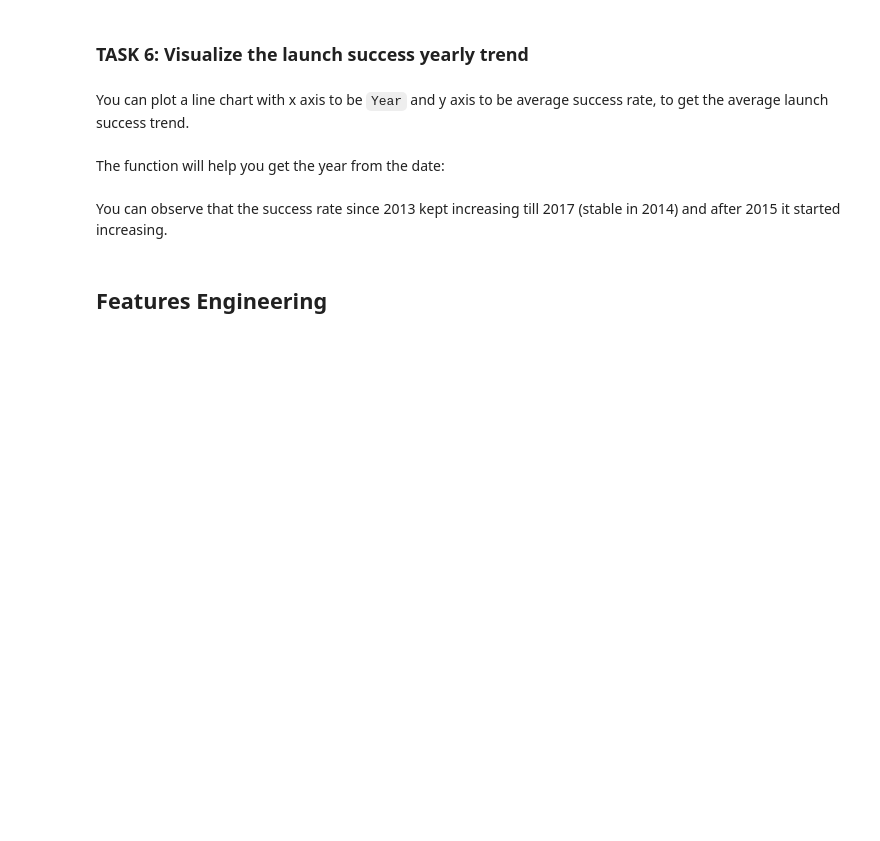
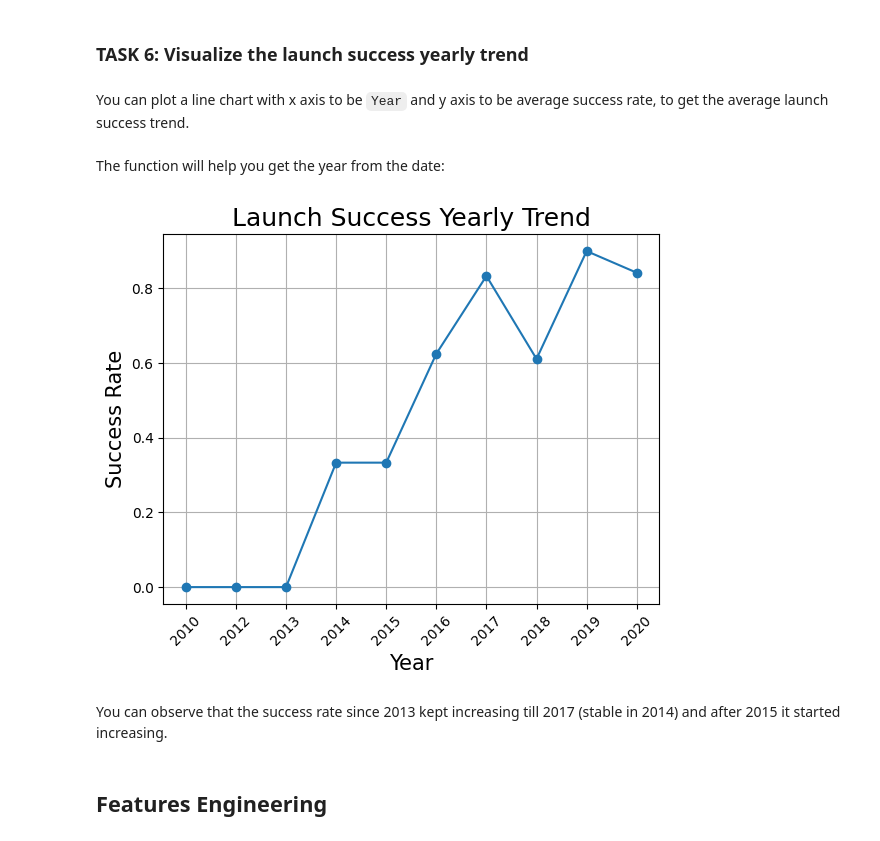
Before and after one commit to Albertosogasol/IBM_DataScience, a Jupyter notebook: T10M2_EDA/jupyter-labs-eda-dataviz-v2.ipynb, the cells around one changed output. Drawn from its saved outputs; the diff is of its cells as text; code cells hidden in the pictures; blank space fills up the shorter version.

```diff
--- a/T10M2_EDA/jupyter-labs-eda-dataviz-v2.ipynb
+++ b/T10M2_EDA/jupyter-labs-eda-dataviz-v2.ipynb
@@ -227,6 +227,31 @@ def Extract_year(date):
     return year
 # %%
 # Plot a line chart with x axis to be the extracted year and y axis to be the success rate
+# Crear una lista para los años
+year = []
+
+# Función para extraer el año de la columna 'Date'
+def Extract_year(date):
+    for i in df["Date"]:
+        year.append(i.split("-")[0])  # Obtener el año de la fecha
+    return year
+
+# Extraer los años y agregarlos como una nueva columna en el DataFrame
+df['Year'] = Extract_year(df["Date"])
+
+# Agrupar por el año y calcular la tasa promedio de éxito
+yearly_success_rate = df.groupby('Year')['Class'].mean().reset_index()
+
+# Graficar la tendencia anual del éxito en los lanzamientos
+plt.plot(yearly_success_rate['Year'], yearly_success_rate['Class'], marker='o')
+plt.xlabel('Year', fontsize=15)
+plt.ylabel('Success Rate', fontsize=15)
+plt.title('Launch Success Yearly Trend', fontsize=18)
+plt.xticks(rotation=45)  # Rotar etiquetas del eje X para mayor claridad
+plt.grid(True)
+plt.show()
+# %% [output]
+[figure, added]
 # %% [markdown]
 You can observe that the success rate since 2013 kept increasing till 2017 (stable in 2014) and after 2015 it started increasing.
 # %% [markdown]
```
Also changed, not shown: parts of 1 cell of this notebook.
